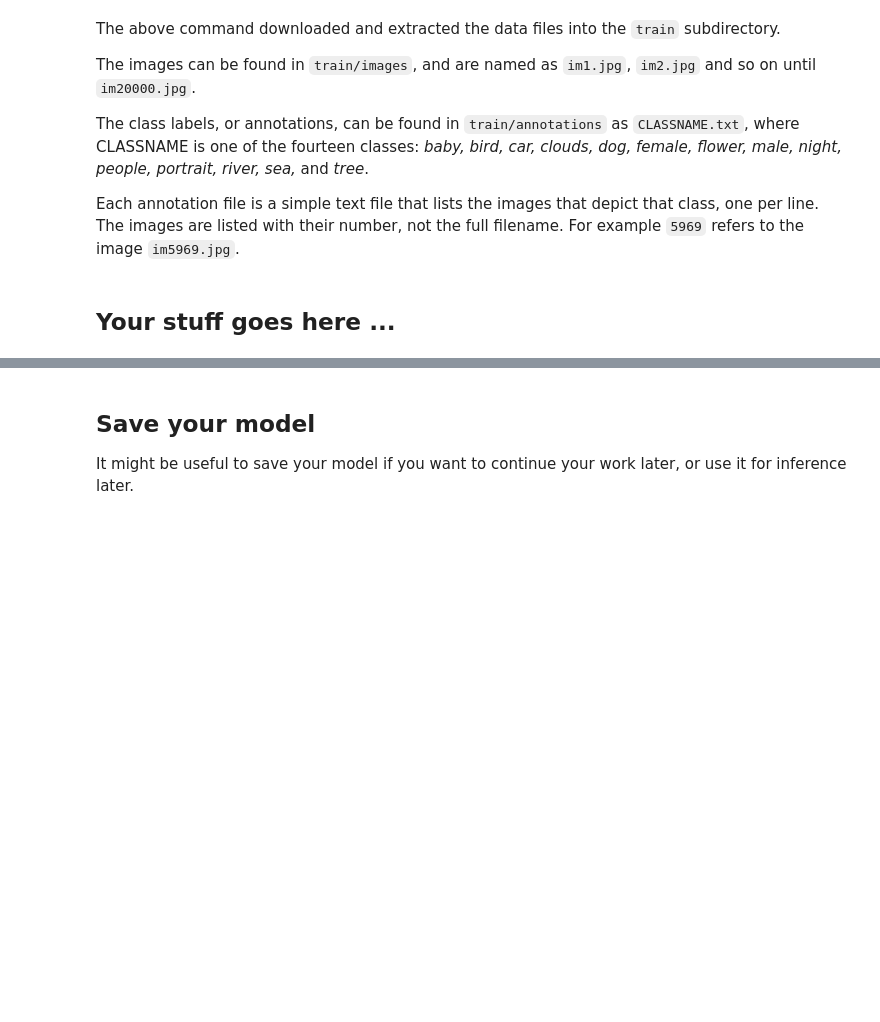
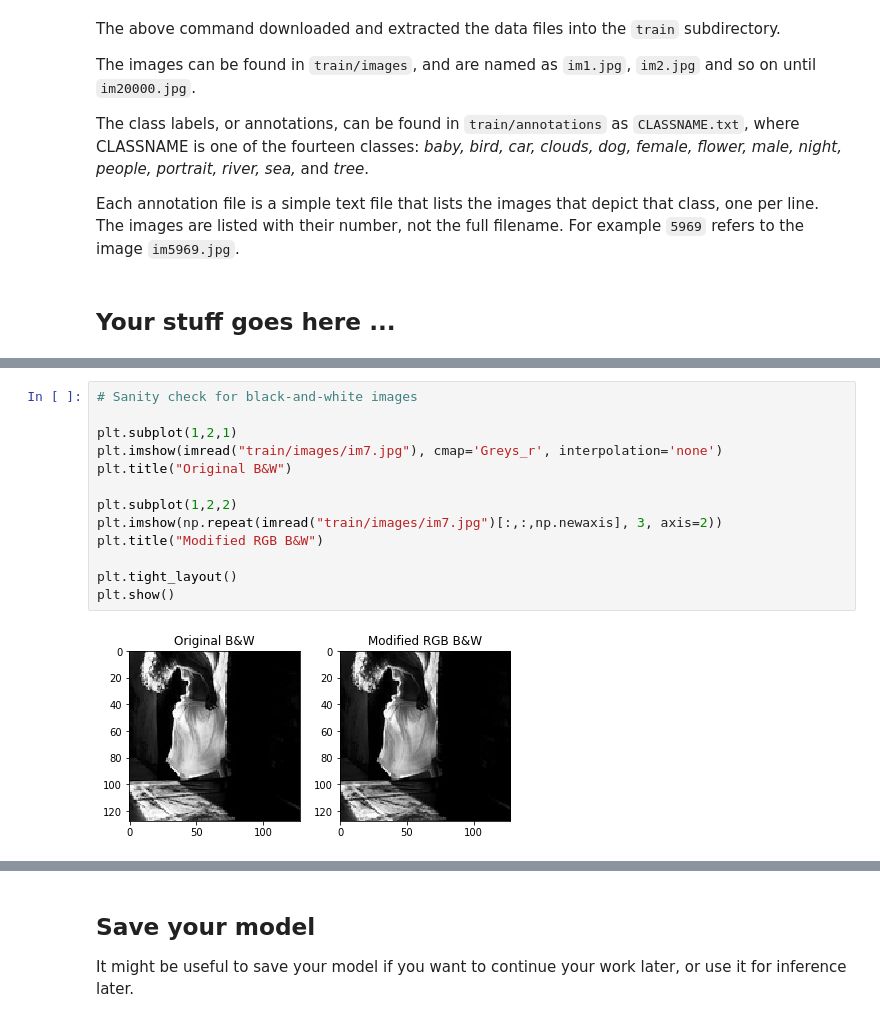
Before and after one commit to wakr/TeamRaspberry, a Jupyter notebook: image_project.ipynb, the cells around one changed output, grey strips where cells are left out. Cells and saved outputs as stored; diff of their text form; blank space fills up the shorter version.

```diff
--- a/image_project.ipynb
+++ b/image_project.ipynb
@@ -122,0 +212,15 @@ x_testing.shape
+# %%
+# Sanity check for black-and-white images
+
+plt.subplot(1,2,1)
+plt.imshow(imread("train/images/im7.jpg"), cmap='Greys_r', interpolation='none')
+plt.title("Original B&W")
+
+plt.subplot(1,2,2)
+plt.imshow(np.repeat(imread("train/images/im7.jpg")[:,:,np.newaxis], 3, axis=2))
+plt.title("Modified RGB B&W")
+
+plt.tight_layout()
+plt.show()
+# %% [output]
+[figure, added]
```
Also changed, not shown: parts of 28 cells of this notebook.
